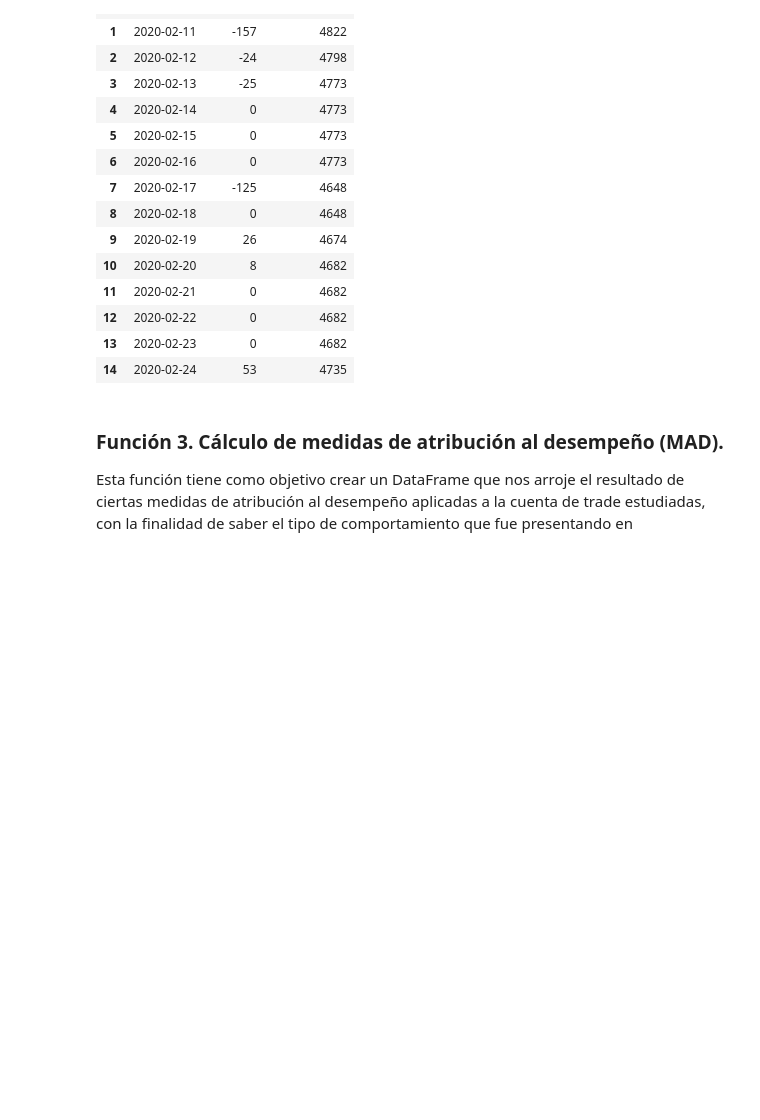
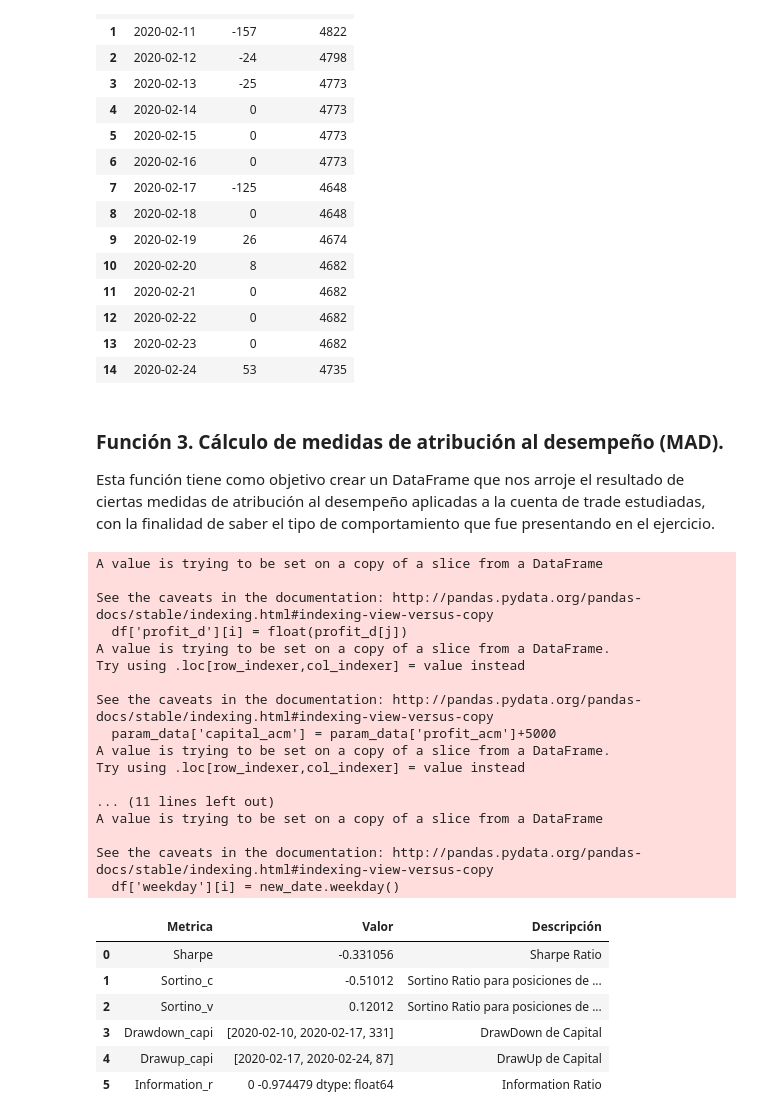
Before and after one commit to alecortees22/LAB_2_ACS, a Jupyter notebook: LAB_2_ACS.ipynb, the cells around one changed output. Drawn from its saved outputs; the diff is of its cells as text; code cells hidden in the pictures; blank space fills up the shorter version.

```diff
--- a/LAB_2_ACS.ipynb
+++ b/LAB_2_ACS.ipynb
@@ -215,4 +215,32 @@ See the caveats in the documentation: http://pandas.pydata.org/pandas-docs/stabl
 | 14 | 2020-02-24 | 53 | 4735 |
 # %% [markdown]
 ### Función 3. Cálculo de medidas de atribución al desempeño (MAD).
-Esta función tiene como objetivo crear un DataFrame que nos arroje el resultado de ciertas medidas de atribución al desempeño aplicadas a la cuenta de trade estudiadas, con la finalidad de saber el tipo de comportamiento que fue presentando en
+Esta función tiene como objetivo crear un DataFrame que nos arroje el resultado de ciertas medidas de atribución al desempeño aplicadas a la cuenta de trade estudiadas, con la finalidad de saber el tipo de comportamiento que fue presentando en el ejercicio.
+# %%
+mad = fn.f_estadisticas_mad(df_data)
+mad
+# %% [output]
+A value is trying to be set on a copy of a slice from a DataFrame
+
+See the caveats in the documentation: http://pandas.pydata.org/pandas-docs/stable/indexing.html#indexing-view-versus-copy
+  df['profit_d'][i] = float(profit_d[j])
+A value is trying to be set on a copy of a slice from a DataFrame.
+Try using .loc[row_indexer,col_indexer] = value instead
+
+See the caveats in the documentation: http://pandas.pydata.org/pandas-docs/stable/indexing.html#indexing-view-versus-copy
+  param_data['capital_acm'] = param_data['profit_acm']+5000
+A value is trying to be set on a copy of a slice from a DataFrame.
+Try using .loc[row_indexer,col_indexer] = value instead
+
+... (11 lines left out)
+A value is trying to be set on a copy of a slice from a DataFrame
+
+See the caveats in the documentation: http://pandas.pydata.org/pandas-docs/stable/indexing.html#indexing-view-versus-copy
+  df['weekday'][i] = new_date.weekday()
+|  | Metrica | Valor | Descripción |
+| 0 | Sharpe | -0.331056 | Sharpe Ratio |
+| 1 | Sortino_c | -0.51012 | Sortino Ratio para posiciones de ... |
+| 2 | Sortino_v | 0.12012 | Sortino Ratio para posiciones de ... |
+| 3 | Drawdown_capi | [2020-02-10, 2020-02-17, 331] | DrawDown de Capital |
+| 4 | Drawup_capi | [2020-02-17, 2020-02-24, 87] | DrawUp de Capital |
+| 5 | Information_r | 0 -0.974479 dtype: float64 | Information Ratio |
```
Also changed, not shown: 2 other files.
